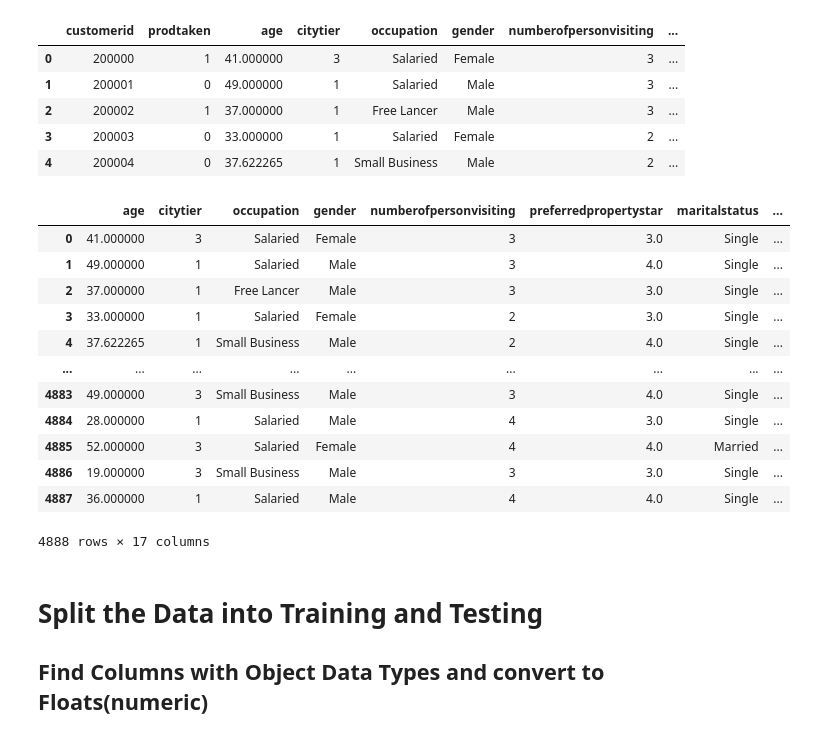
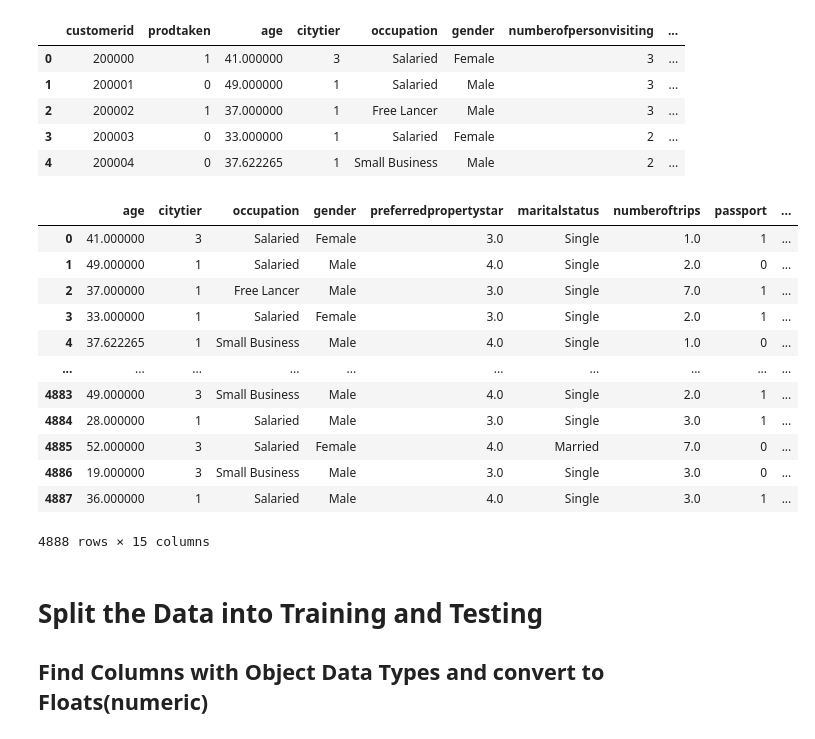
Before and after one commit to Cthompsonlbi/Team_Red, a Jupyter notebook: Notebooks/Insight_resampling.ipynb, the cells around one changed output. Saved outputs shown, nothing was run; the diff lists cells and outputs as text; code cells hidden in the pictures.

```diff
--- a/Notebooks/Insight_resampling.ipynb
+++ b/Notebooks/Insight_resampling.ipynb
@@ -54,22 +54,22 @@ df.head()
 # %%
 #Drop columns not needed
 features_df = df.copy()
-features_df = df.drop(["prodtaken","customerid","designation"], axis=1)
+features_df = df.drop(["prodtaken","customerid","designation","numberofpersonvisiting","numberofchildrenvisiting"], axis=1)
 features_df
 # %% [output]
-|  | age | citytier | occupation | gender | numberofpersonvisiting | preferredpropertystar | maritalstatus | ... |
-| 0 | 41.000000 | 3 | Salaried | Female | 3 | 3.0 | Single | ... |
-| 1 | 49.000000 | 1 | Salaried | Male | 3 | 4.0 | Single | ... |
-| 2 | 37.000000 | 1 | Free Lancer | Male | 3 | 3.0 | Single | ... |
-| 3 | 33.000000 | 1 | Salaried | Female | 2 | 3.0 | Single | ... |
-| 4 | 37.622265 | 1 | Small Business | Male | 2 | 4.0 | Single | ... |
-| ... | ... | ... | ... | ... | ... | ... | ... | ... |
-| 4883 | 49.000000 | 3 | Small Business | Male | 3 | 4.0 | Single | ... |
-| 4884 | 28.000000 | 1 | Salaried | Male | 4 | 3.0 | Single | ... |
-| 4885 | 52.000000 | 3 | Salaried | Female | 4 | 4.0 | Married | ... |
-| 4886 | 19.000000 | 3 | Small Business | Male | 3 | 3.0 | Single | ... |
-| 4887 | 36.000000 | 1 | Salaried | Male | 4 | 4.0 | Single | ... |
+|  | age | citytier | occupation | gender | preferredpropertystar | maritalstatus | numberoftrips | passport | ... |
+| 0 | 41.000000 | 3 | Salaried | Female | 3.0 | Single | 1.0 | 1 | ... |
+| 1 | 49.000000 | 1 | Salaried | Male | 4.0 | Single | 2.0 | 0 | ... |
+| 2 | 37.000000 | 1 | Free Lancer | Male | 3.0 | Single | 7.0 | 1 | ... |
+| 3 | 33.000000 | 1 | Salaried | Female | 3.0 | Single | 2.0 | 1 | ... |
+| 4 | 37.622265 | 1 | Small Business | Male | 4.0 | Single | 1.0 | 0 | ... |
+| ... | ... | ... | ... | ... | ... | ... | ... | ... | ... |
+| 4883 | 49.000000 | 3 | Small Business | Male | 4.0 | Single | 2.0 | 1 | ... |
+| 4884 | 28.000000 | 1 | Salaried | Male | 3.0 | Single | 3.0 | 1 | ... |
+| 4885 | 52.000000 | 3 | Salaried | Female | 4.0 | Married | 7.0 | 0 | ... |
+| 4886 | 19.000000 | 3 | Small Business | Male | 3.0 | Single | 3.0 | 0 | ... |
+| 4887 | 36.000000 | 1 | Salaried | Male | 4.0 | Single | 3.0 | 1 | ... |
-4888 rows × 17 columns
+4888 rows × 15 columns
 # %% [markdown]
 # Split the Data into Training and Testing
 ## Find Columns with Object Data Types and convert to Floats(numeric)
```
Also changed, not shown: parts of 24 cells of this notebook, 3 other files.
